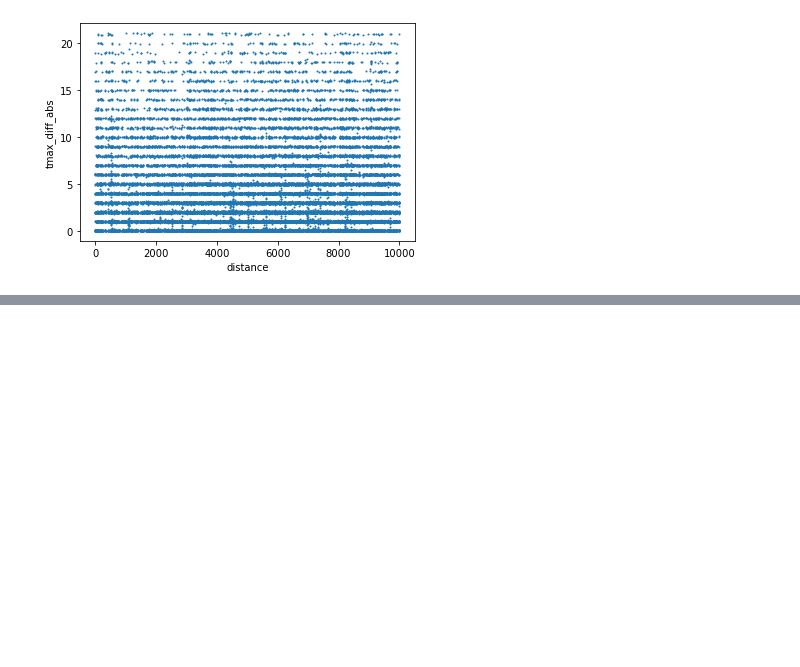
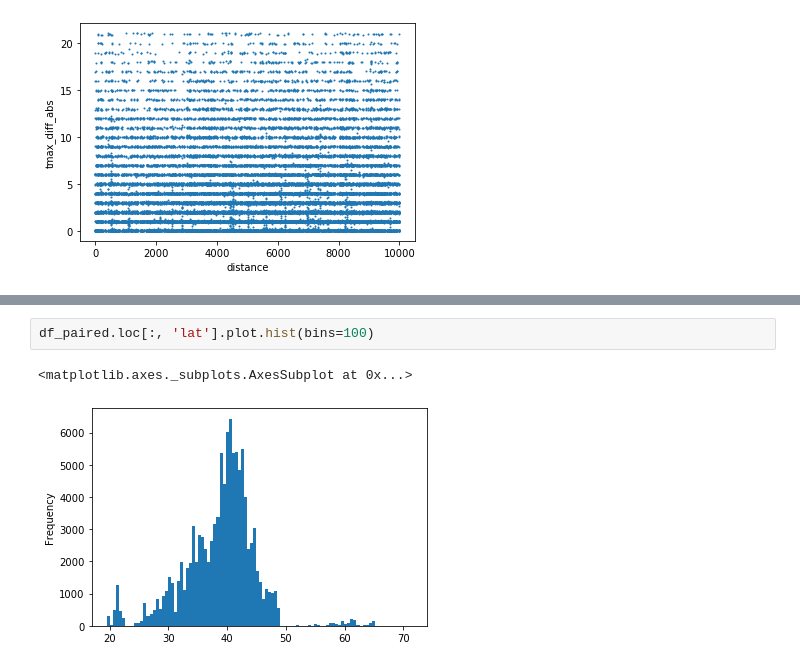
Before and after one commit to DataKind-DC/audubon-cbc, a Jupyter notebook: notebooks/2.0-ijd-eda.ipynb, the cells around one changed output, grey strips where cells are left out. Saved outputs shown, nothing was run; the diff lists cells and outputs as text; blank space fills up the shorter version.

```diff
--- a/notebooks/2.0-ijd-eda.ipynb
+++ b/notebooks/2.0-ijd-eda.ipynb
@@ -382,0 +461,5 @@ df_paired_noout.plot.scatter(x='distance',
+# %%
+df_paired.loc[:, 'lat'].plot.hist(bins=100)
+# %% [output]
+<matplotlib.axes._subplots.AxesSubplot at 0x...>
+[figure, added]
```
Also changed, not shown: parts of 34 cells of this notebook, 1 other file.
